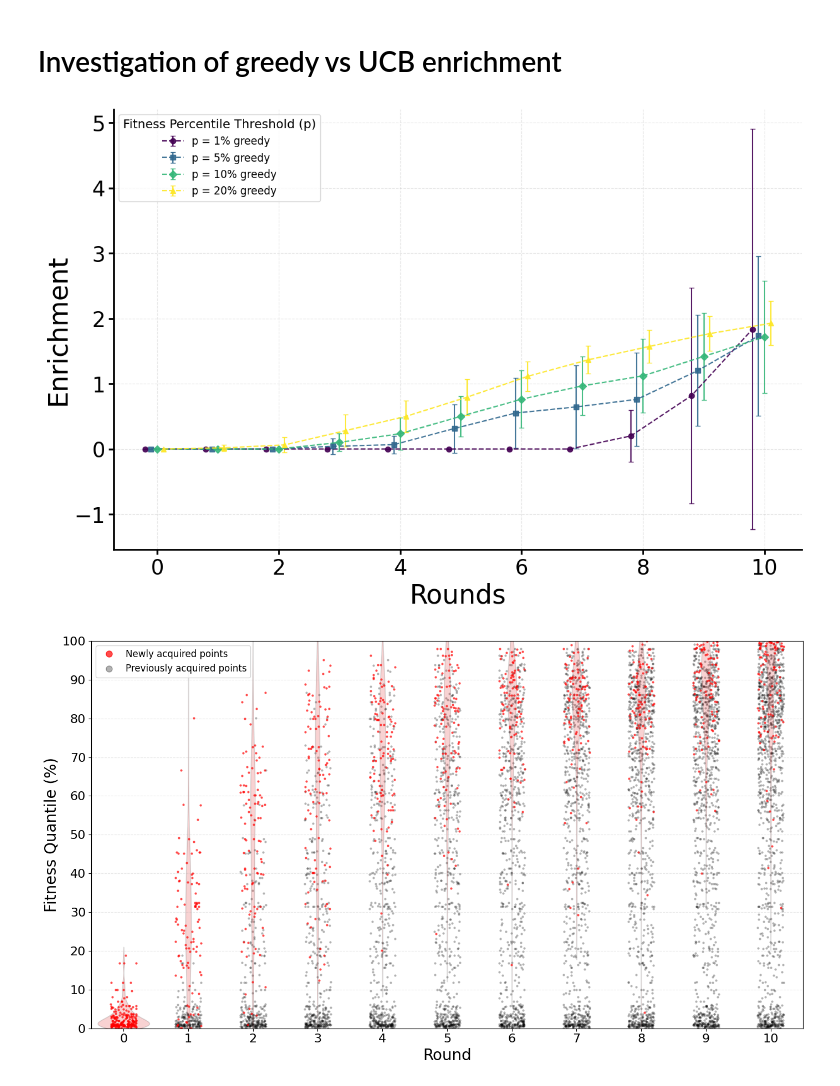
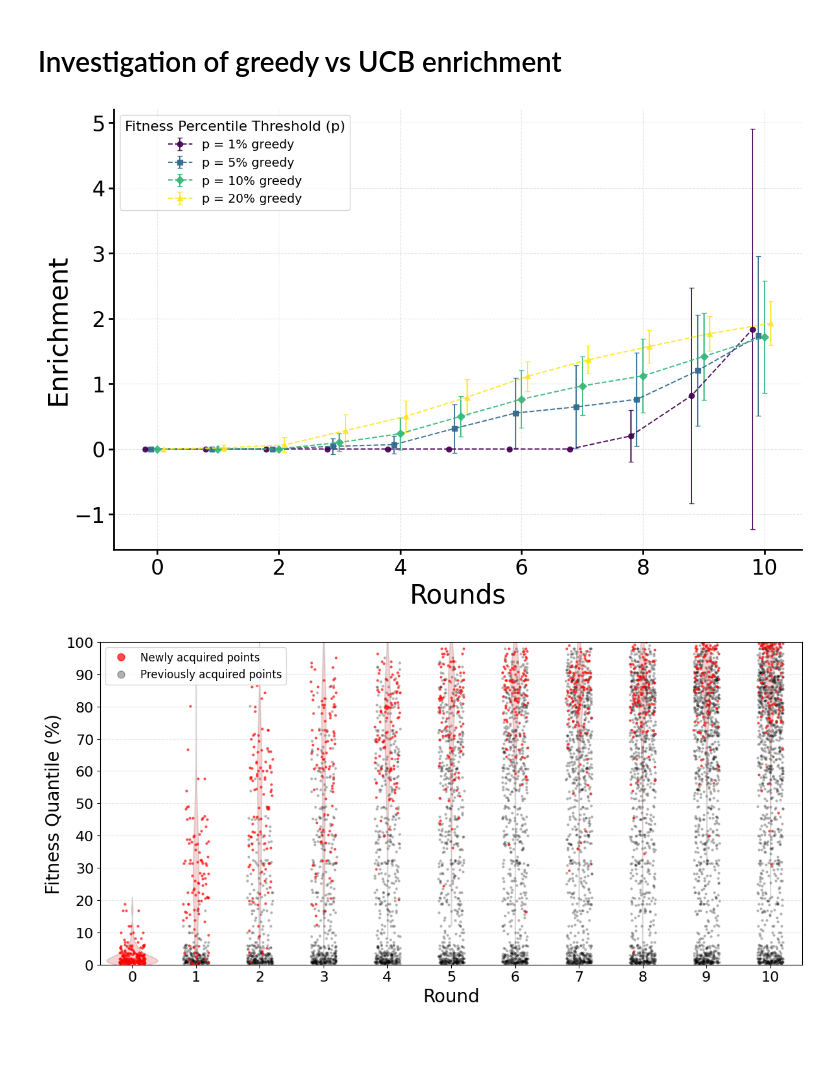
Before and after one commit to m-huot/VIRAL, a Jupyter notebook: plots/Figure 2.ipynb, the cells around one changed output. Drawn from its saved outputs; the diff is of its cells as text; code cells hidden in the pictures; blank space fills up the shorter version.

```diff
--- a/plots/Figure 2.ipynb
+++ b/plots/Figure 2.ipynb
@@ -556,7 +425,7 @@ for idx, (p, color) in enumerate(zip(p_values, colors)):
 plt.xlabel('Rounds', fontsize=30)
 plt.ylabel('Enrichment', fontsize=30)
 plt.grid(visible=True, linestyle='--', alpha=0.3)
-plt.legend(title='Fitness Percentile Threshold (p)', title_fontsize=14, fontsize=12, loc='upper left', frameon=True)
+plt.legend(title='Fitness Percentile Threshold (p)', title_fontsize=16, fontsize=14, loc='upper left', frameon=True)
 plt.tight_layout()
 
 ax = plt.gca()
@@ -571,7 +440,7 @@ ax.tick_params(axis='both', colors='black', labelsize=24, width=2, length=6)
 plt.savefig('../figures/greedy_enrichment_desai_vs_rounds_with_error_bars.png', dpi=1200, bbox_inches='tight')
 plt.show()
 # %% [output]
-[figure, old version]
+[figure, new version]
 # %%
 import matplotlib.pyplot as plt
 import seaborn as sns
@@ -629,7 +498,7 @@ df_old = pd.DataFrame([
 df_all = pd.concat([df_new, df_old], ignore_index=True)
 
 # === Plot ===
-plt.figure(figsize=(14, 8))
+plt.figure(figsize=(12, 6))
 
 round_order = list(range(num_rounds + 1))  # Ensures 0 appears first
 
@@ -658,34 +527,34 @@ sns.violinplot(
 )
 
 
 
 # Aesthetics
 plt.xlabel('Round', fontsize=20)
 plt.ylabel('Fitness Quantile (%)', fontsize=20)
 plt.xticks(fontsize=16)
 plt.yticks(np.arange(0, 110, 10), fontsize=16)
 plt.ylim(0, 100)
 plt.grid(axis='y', linestyle='--', alpha=0.3)
 plt.tight_layout()
 
 #legend: red for new, black for old
 from matplotlib.lines import Line2D
 
 legend_elements = [
     Line2D([0], [0], marker='o', color='red', label='Newly acquired points',
            markersize=8, linestyle='None', alpha=0.7),
     Line2D([0], [0], marker='o', color='black', label='Previously acquired points',
            markersize=8, linestyle='None', alpha=0.3)
 ]
 
 plt.legend(handles=legend_elements, fontsize=12, frameon=True, loc='upper left', title_fontsize=13)
 
 
 # Save
 plt.savefig("../figures/greedy_desai_quantile_stripplot_new_vs_old.png", dpi=1200, bbox_inches='tight')
 plt.show()
 # %% [output]
-[figure, old version]
+[figure, new version]
 # %%
 import matplotlib.pyplot as plt
 import seaborn as sns
```
Also changed, not shown: parts of 8 cells of this notebook, 27 other files.
